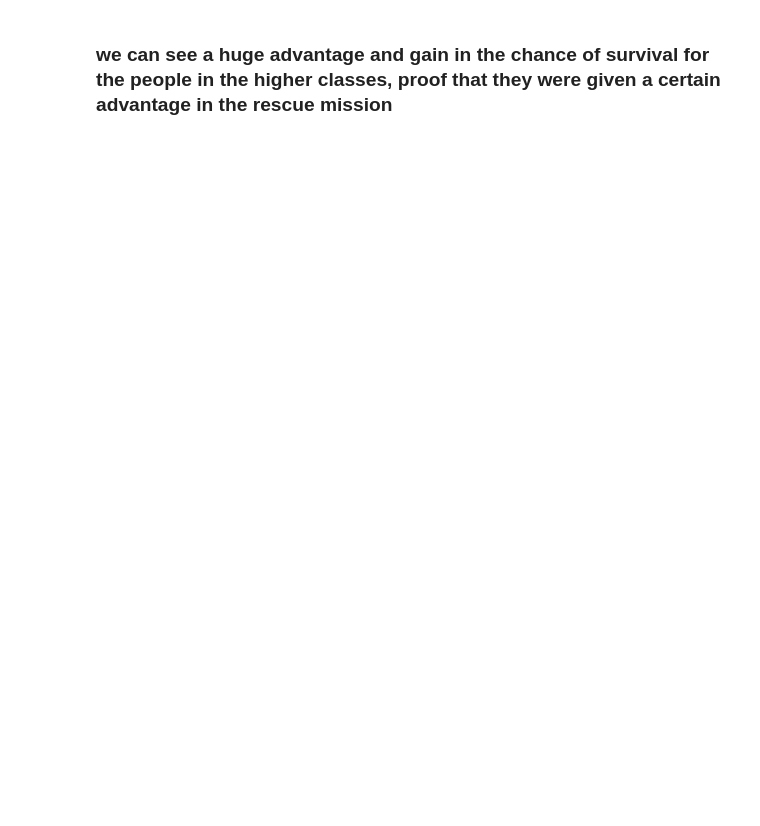
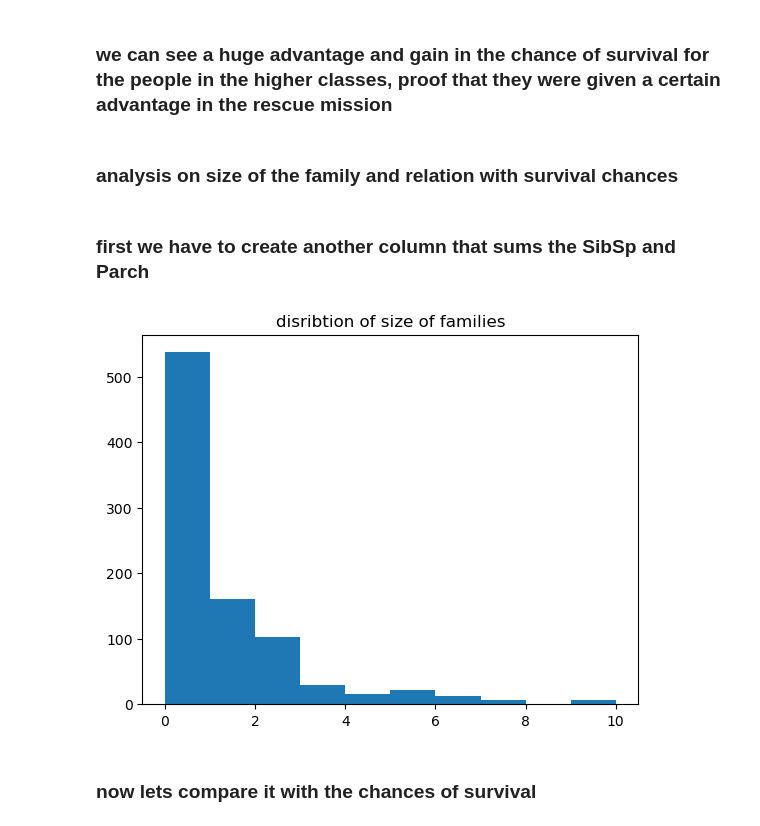
Before and after one commit to faresBenhammadi/data_analysis_titanic, a Jupyter notebook: notebook.ipynb, the cells around one changed output. Cells and saved outputs as stored; diff of their text form; code cells hidden in the pictures; blank space fills up the shorter version.

Commit message:
further analysis

```diff
--- a/notebook.ipynb
+++ b/notebook.ipynb
@@ -190,2 +202,16 @@ plt.show()
 # %% [markdown]
 ### we can see a huge advantage and gain in the chance of survival for the people in the higher classes, proof that they were given a certain advantage in the rescue mission
+# %% [markdown]
+### analysis on size of the family and relation with survival chances
+# %% [markdown]
+### first we have to create another column that sums the SibSp and Parch
+# %%
+df["Family_Size"]  = df["SibSp"] + df["Parch"]
+plt.figure()
+plt.title("disribtion of size of families")
+plt.hist(df["Family_Size"])
+plt.show()
+# %% [output]
+[figure, added]
+# %% [markdown]
+### now lets compare it with the chances of survival
```
Also changed, not shown: parts of 4 cells of this notebook.
